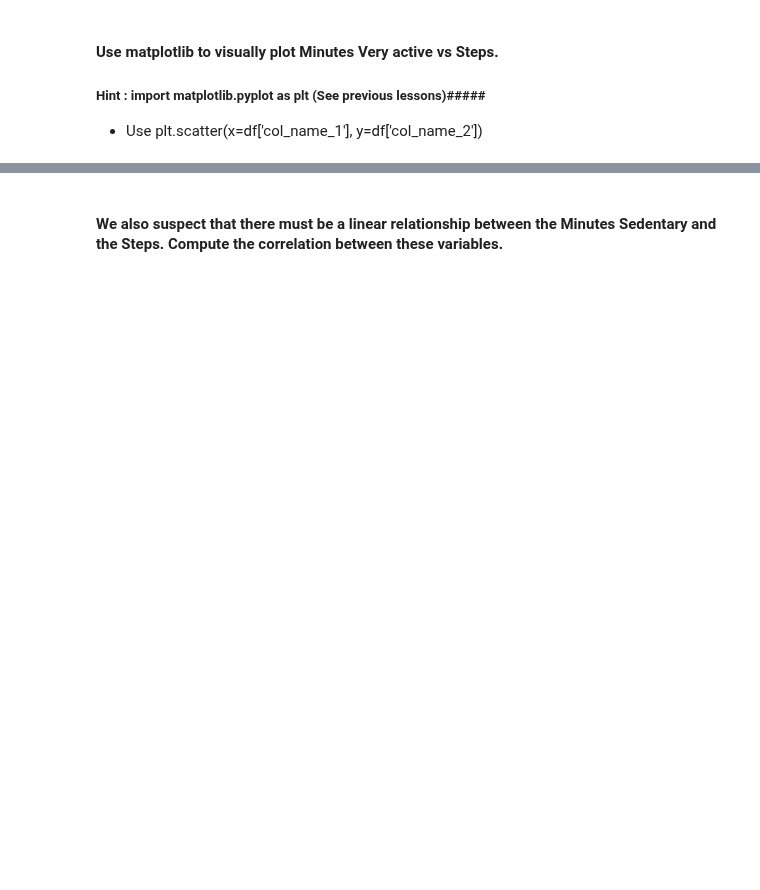
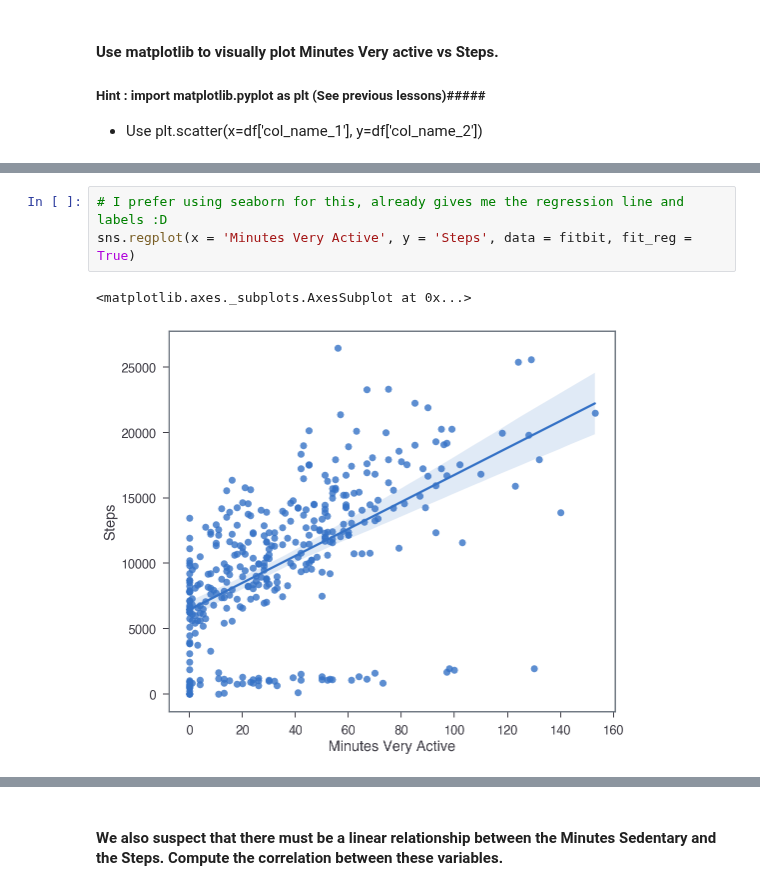
Before and after one commit to ta-data-lis/lab-pivot-table-and-correlation, a Jupyter notebook: your_code/main.ipynb, the cells around one changed output, grey strips where cells are left out. Saved outputs shown, nothing was run; the diff lists cells and outputs as text; blank space fills up the shorter version.

```diff
--- a/your_code/main.ipynb
+++ b/your_code/main.ipynb
@@ -208,0 +258,6 @@ Hint: Use Pandas functions from previous lectures.
+# %%
+# I prefer using seaborn for this, already gives me the regression line and labels :D
+sns.regplot(x = 'Minutes Very Active', y = 'Steps', data = fitbit, fit_reg = True)
+# %% [output]
+<matplotlib.axes._subplots.AxesSubplot at 0x...>
+[figure, added]
```
Also changed, not shown: parts of 22 cells of this notebook.
